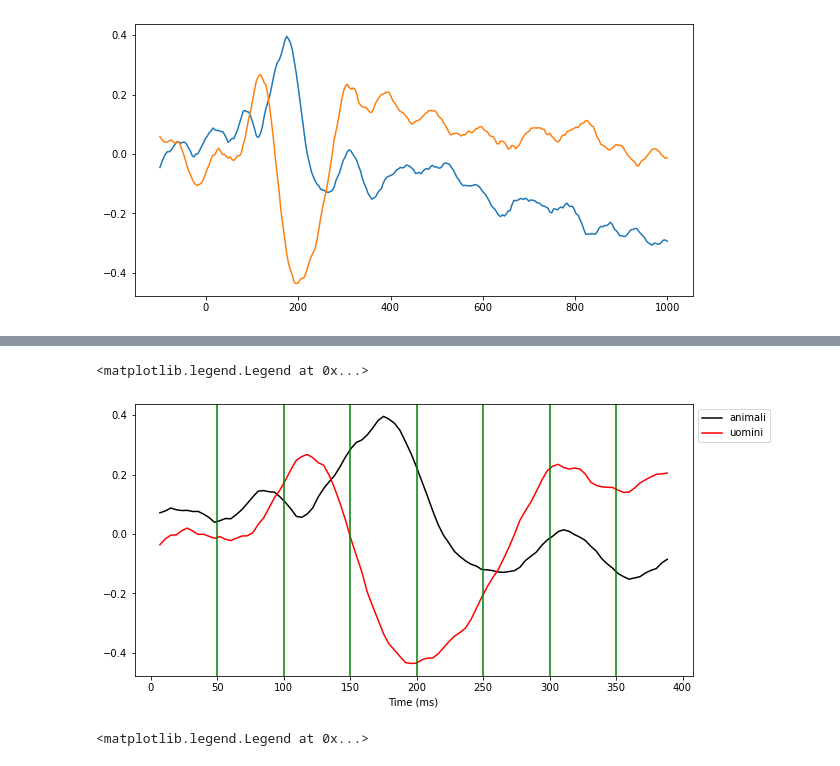
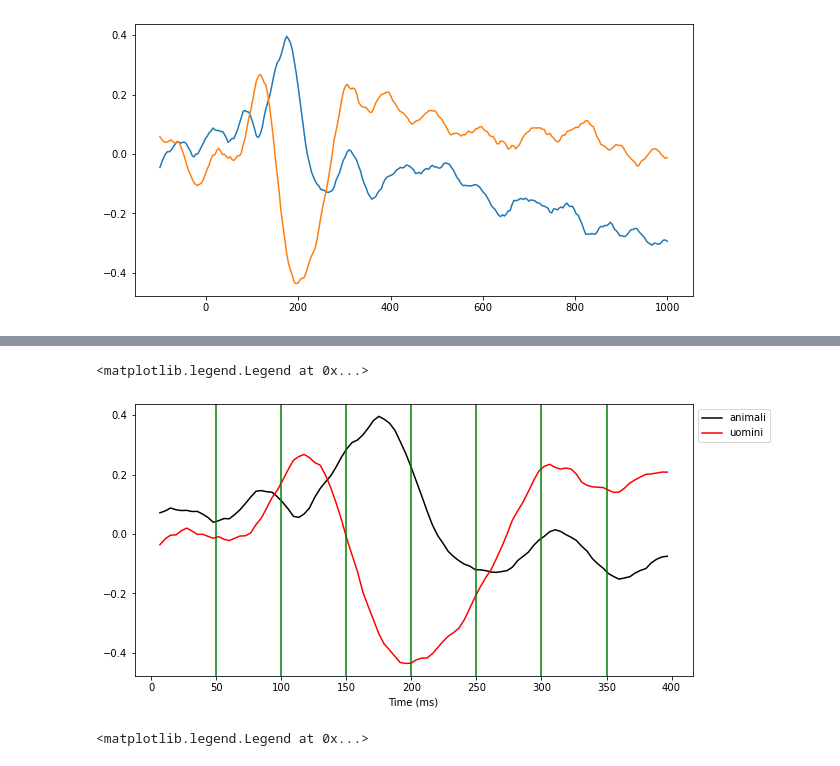
Before and after one commit to Diego41ITA/EEG-analysis, a Jupyter notebook: Read ERP_interval.ipynb, the cells around one changed output, grey strips where cells are left out. Saved outputs shown, nothing was run; the diff lists cells and outputs as text; code cells hidden in the pictures.

```diff
--- a/Read ERP_interval.ipynb
+++ b/Read ERP_interval.ipynb
@@ -69,22 +88,22 @@ plt.plot(x,uomini)
 # %%
-animali_c=np.delete(animali,[np.concatenate((np.arange(0,26,1),np.arange(120,269,1)),axis=0)])
-uomini_c=np.delete(uomini,[np.concatenate((np.arange(0,26,1),np.arange(120,269,1)),axis=0)])
-x_c=np.delete(x,[np.concatenate((np.arange(0,26,1),np.arange(120,269,1)),axis=0)])
+animali_c=np.delete(animali,[np.concatenate((np.arange(0,26,1),np.arange(122,269,1)),axis=0)])
+uomini_c=np.delete(uomini,[np.concatenate((np.arange(0,26,1)  ,np.arange(122,269,1)),axis=0)])
+x_c=np.delete(x,[np.concatenate((          np.arange(0,26,1)  ,np.arange(122,269,1)),axis=0)])
 
 plt.figure(figsize = (10, 5))
 plt.plot(x_c,animali_c,color='k', label = 'animali')
 plt.plot(x_c,uomini_c,color='r',label = 'uomini')
 plt.axvline(x = 50, color = 'g')
 plt.axvline(x = 100, color = 'g')
 plt.axvline(x = 150, color = 'g')
 plt.axvline(x = 200, color = 'g')
 plt.axvline(x = 250, color = 'g')
 plt.axvline(x = 300, color = 'g')
 plt.axvline(x = 350, color = 'g')
 plt.xlabel('Time (ms)')
 plt.legend(bbox_to_anchor = (1.0, 1), loc = 'upper left')
 # %% [output]
 <matplotlib.legend.Legend at 0x...>
-[figure, old version]
+[figure, new version]
 # %%
 #Indici che definiscono gli intervalli
```
Also changed, not shown: parts of 13 cells of this notebook, 1 other file.
